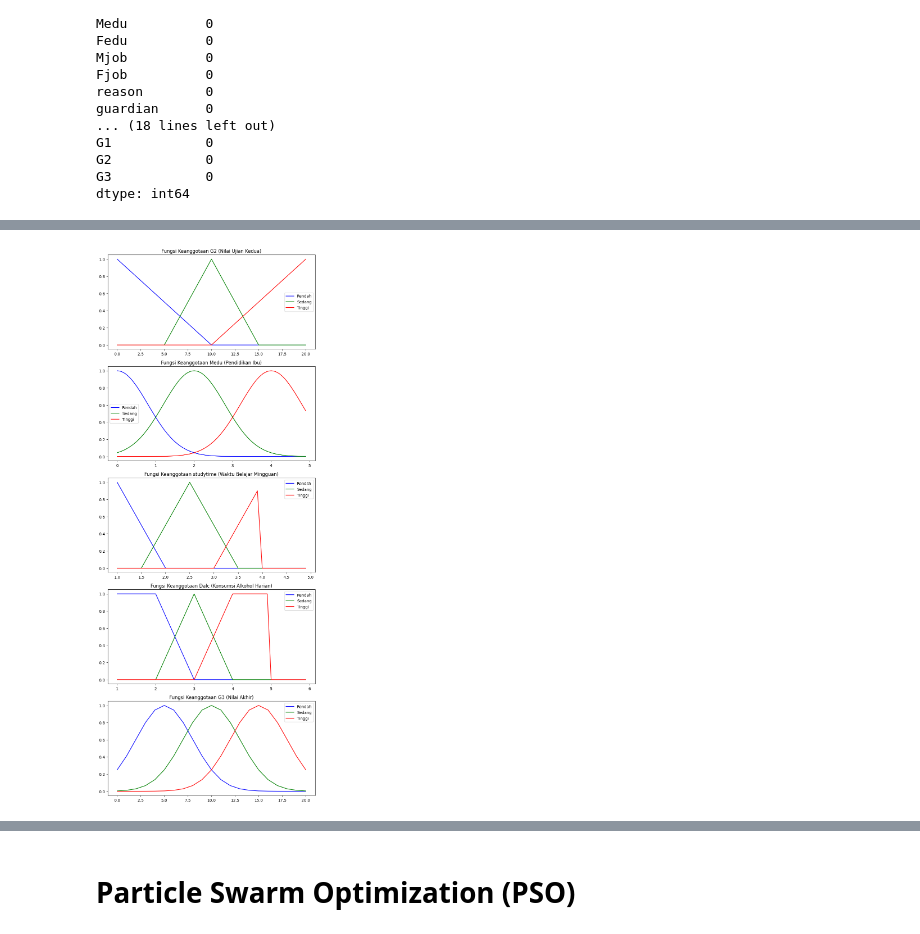
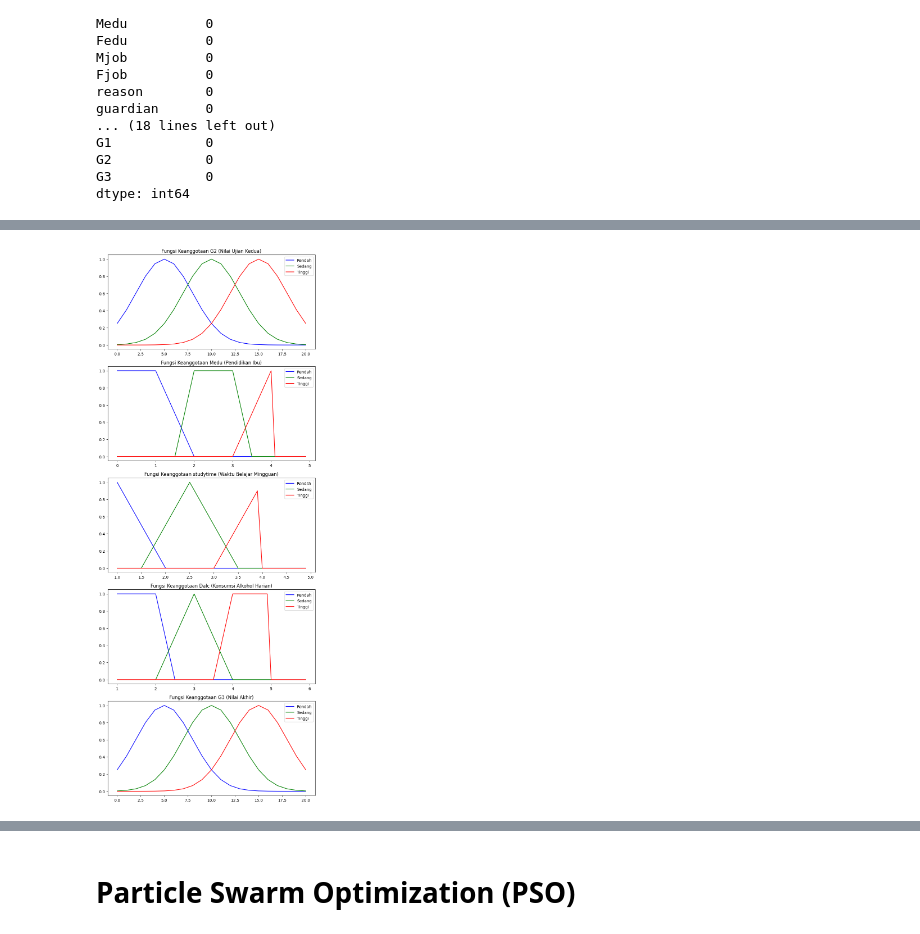
Before and after one commit to NaufalHumam24/Final-Project, a Jupyter notebook: Semester 3/1 - Kecerdasan Komputasional/final-project-kk.ipynb, the cells around one changed output, grey strips where cells are left out. Saved outputs shown, nothing was run; the diff lists cells and outputs as text; code cells hidden in the pictures.

```diff
--- a/Semester 3/1 - Kecerdasan Komputasional/final-project-kk.ipynb
+++ b/Semester 3/1 - Kecerdasan Komputasional/final-project-kk.ipynb
@@ -358,27 +359,27 @@ x_studytime = np.arange(1, 5, 0.1)  # Waktu belajar mingguan (1-4)
 x_Dalc = np.arange(1, 6, 0.1)       # Konsumsi alkohol harian (1-5)
 x_G3 = np.arange(0, 21, 1)          # Nilai akhir (0-20)
 # %%
-# Fungsi keanggotaan untuk G2 (Triangular)
-G2_low = fuzz.trimf(x_G2, [0, 0, 10])
-G2_medium = fuzz.trimf(x_G2, [5, 10, 15])
-G2_high = fuzz.trimf(x_G2, [10, 20, 20])
+# Fungsi keanggotaan untuk G2 (Nilai Ujian Kedua)
+G2_low = fuzz.gaussmf(x_G3, 5, 3)
+G2_medium = fuzz.gaussmf(x_G3, 10, 3)
+G2_high = fuzz.gaussmf(x_G3, 15, 3)
 
-# Fungsi keanggotaan untuk Medu (Gaussian)
-Medu_low = fuzz.gaussmf(x_Medu, 0, 0.8)
-Medu_medium = fuzz.gaussmf(x_Medu, 2, 0.8)
-Medu_high = fuzz.gaussmf(x_Medu, 4, 0.8)
+# Fungsi keanggotaan untuk Medu (Pendidikan Ibu)
+Medu_low = fuzz.trapmf(x_Medu, [0, 0, 1, 2])
+Medu_medium = fuzz.trapmf(x_Medu, [1.5, 2, 3, 3.5])
+Medu_high = fuzz.trapmf(x_Medu, [3, 4, 4, 4])
 
-# Fungsi keanggotaan untuk studytime (Triangular)
-studytime_short = fuzz.trimf(x_studytime, [1, 1, 2])
+# Fungsi keanggotaan untuk studytime (Waktu Belajar Mingguan)
+studytime_low = fuzz.trimf(x_studytime, [1, 1, 2])
 studytime_medium = fuzz.trimf(x_studytime, [1.5, 2.5, 3.5])
-studytime_long = fuzz.trimf(x_studytime, [3, 4, 4])
+studytime_high = fuzz.trimf(x_studytime, [3, 4, 4])
 
-# Fungsi keanggotaan untuk Dalc (Trapezoidal)
-Dalc_low = fuzz.trapmf(x_Dalc, [1, 1, 2, 3])
+# Fungsi keanggotaan untuk Dalc (Konsumsi Alkohol Harian)
+Dalc_low = fuzz.trapmf(x_Dalc, [1, 1, 2, 2.5])
 Dalc_medium = fuzz.trapmf(x_Dalc, [2, 3, 3, 4])
-Dalc_high = fuzz.trapmf(x_Dalc, [3, 4, 5, 5])
+Dalc_high = fuzz.trapmf(x_Dalc, [3.5, 4, 5, 5])
 
-# Fungsi keanggotaan untuk G3 (Gaussian)
+# Fungsi keanggotaan untuk G3 (Nilai Akhir)
 G3_low = fuzz.gaussmf(x_G3, 5, 3)
 G3_medium = fuzz.gaussmf(x_G3, 10, 3)
 G3_high = fuzz.gaussmf(x_G3, 15, 3)
@@ -395,34 +396,34 @@ axes[0].legend()
 
 # Plot Medu
 axes[1].plot(x_Medu, Medu_low, 'b', label='Rendah')
 axes[1].plot(x_Medu, Medu_medium, 'g', label='Sedang')
 axes[1].plot(x_Medu, Medu_high, 'r', label='Tinggi')
 axes[1].set_title('Fungsi Keanggotaan Medu (Pendidikan Ibu)')
 axes[1].legend()
 
 # Plot studytime
-axes[2].plot(x_studytime, studytime_short, 'b', label='Rendsh')
+axes[2].plot(x_studytime, studytime_low, 'b', label='Rendsh')
 axes[2].plot(x_studytime, studytime_medium, 'g', label='Sedang')
-axes[2].plot(x_studytime, studytime_long, 'r', label='Tinggi')
+axes[2].plot(x_studytime, studytime_high, 'r', label='Tinggi')
 axes[2].set_title('Fungsi Keanggotaan studytime (Waktu Belajar Mingguan)')
 axes[2].legend()
 
 # Plot Dalc
 axes[3].plot(x_Dalc, Dalc_low, 'b', label='Rendah')
 axes[3].plot(x_Dalc, Dalc_medium, 'g', label='Sedang')
 axes[3].plot(x_Dalc, Dalc_high, 'r', label='Tinggi')
 axes[3].set_title('Fungsi Keanggotaan Dalc (Konsumsi Alkohol Harian)')
 axes[3].legend()
 
 # Plot G3
 axes[4].plot(x_G3, G3_low, 'b', label='Rendah')
 axes[4].plot(x_G3, G3_medium, 'g', label='Sedang')
 axes[4].plot(x_G3, G3_high, 'r', label='Tinggi')
 axes[4].set_title('Fungsi Keanggotaan G3 (Nilai Akhir)')
 axes[4].legend()
 
 plt.tight_layout()
 plt.show()
 # %% [output]
-[figure, old version]
+[figure, new version]
 # %% [markdown]
```
Also changed, not shown: parts of 18 cells of this notebook.
